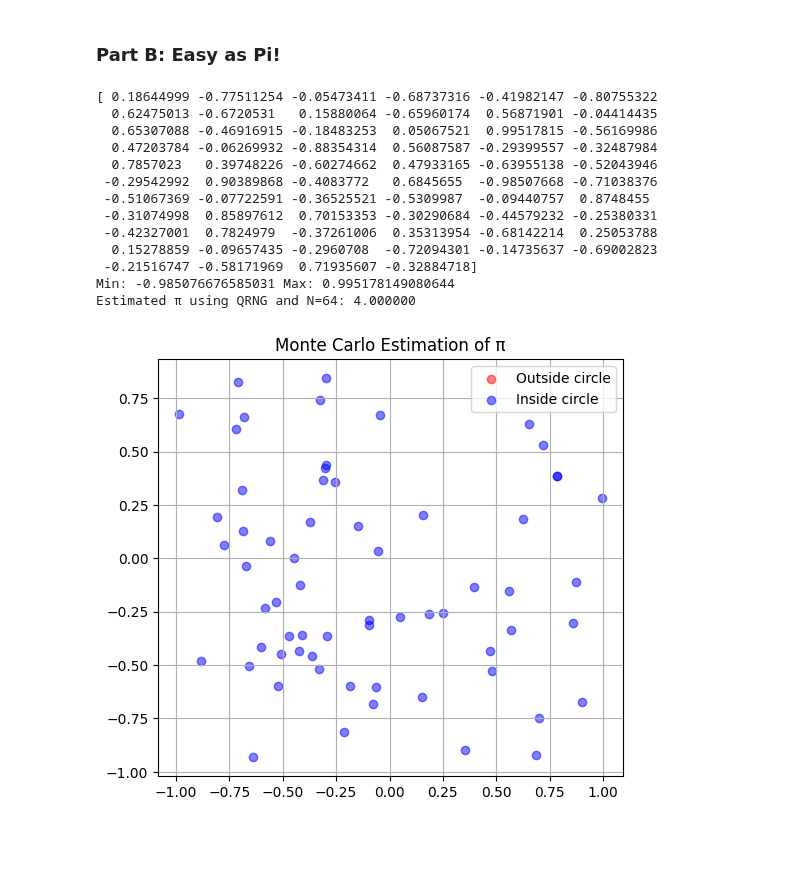
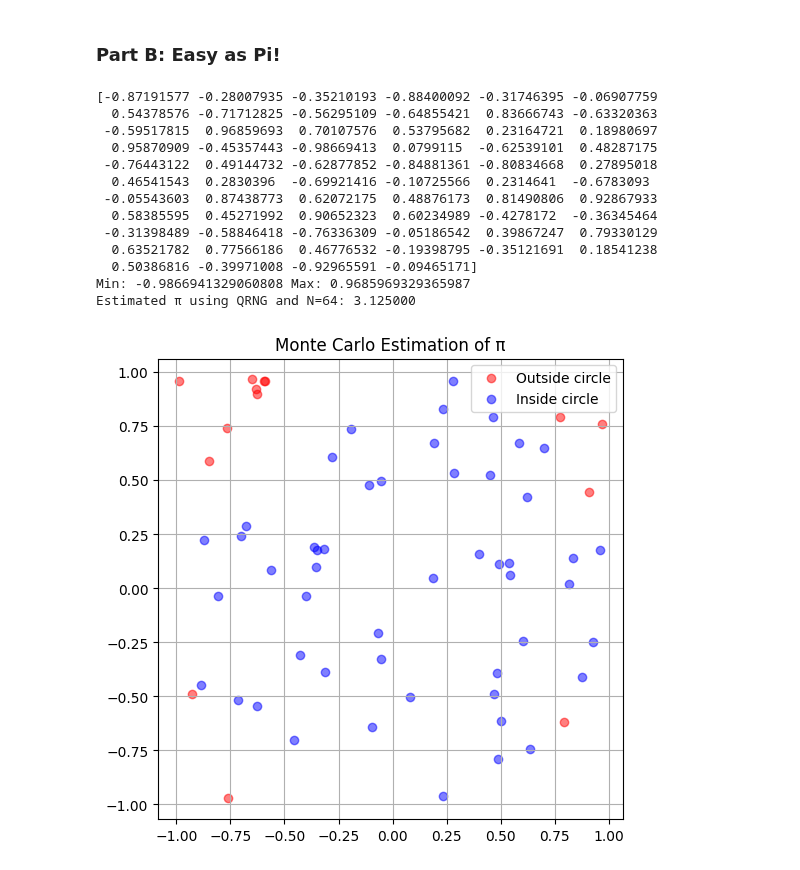
Before and after one commit to Kaya-Kaya/CMU-x-IDQuantique-Challenge, a Jupyter notebook: Task_3.ipynb, the cells around one changed output. Saved outputs shown, nothing was run; the diff lists cells and outputs as text; code cells hidden in the pictures; blank space fills up the shorter version.

```diff
--- a/Task_3.ipynb
+++ b/Task_3.ipynb
@@ -137,45 +137,45 @@ def get_qrng_floats(n, min_val=-32768, max_val=32767):
     return scaled
 
 def estimate_pi():
-    r = 2
+    r = 1
     N = 64
 
 
     x_vals = get_qrng_floats(N)
     print(x_vals)
     print("Min:", np.min(x_vals), "Max:", np.max(x_vals))
 
     y_vals = get_qrng_floats(N)
 
 
     dist_squared = x_vals**2 + y_vals**2
     inside_circle = dist_squared <= r**2
 
     pi_estimate = 4 * np.sum(inside_circle) / N
     print(f"Estimated π using QRNG and N={N}: {pi_estimate:.6f}")
 
     plt.figure(figsize=(6, 6))
     plt.scatter(x_vals[~inside_circle], y_vals[~inside_circle], color='red', alpha=0.5, label="Outside circle")
     plt.scatter(x_vals[inside_circle], y_vals[inside_circle], color='blue', alpha=0.5, label="Inside circle")
     plt.gca().set_aspect('equal')
     plt.title("Monte Carlo Estimation of π")
     plt.legend()
     plt.grid(True)
     plt.show()
 
 estimate_pi()
 # %% [output]
-[ 0.18644999 -0.77511254 -0.05473411 -0.68737316 -0.41982147 -0.80755322
-  0.62475013 -0.6720531   0.15880064 -0.65960174  0.56871901 -0.04414435
-  0.65307088 -0.46916915 -0.18483253  0.05067521  0.99517815 -0.56169986
-  0.47203784 -0.06269932 -0.88354314  0.56087587 -0.29399557 -0.32487984
-  0.7857023   0.39748226 -0.60274662  0.47933165 -0.63955138 -0.52043946
- -0.29542992  0.90389868 -0.4083772   0.6845655  -0.98507668 -0.71038376
- -0.51067369 -0.07722591 -0.36525521 -0.5309987  -0.09440757  0.8748455
- -0.31074998  0.85897612  0.70153353 -0.30290684 -0.44579232 -0.25380331
- -0.42327001  0.7824979  -0.37261006  0.35313954 -0.68142214  0.25053788
-  0.15278859 -0.09657435 -0.2960708  -0.72094301 -0.14735637 -0.69002823
- -0.21516747 -0.58171969  0.71935607 -0.32884718]
-Min: -0.985076676585031 Max: 0.995178149080644
-Estimated π using QRNG and N=64: 4.000000
+[-0.87191577 -0.28007935 -0.35210193 -0.88400092 -0.31746395 -0.06907759
+  0.54378576 -0.71712825 -0.56295109 -0.64855421  0.83666743 -0.63320363
+ -0.59517815  0.96859693  0.70107576  0.53795682  0.23164721  0.18980697
+  0.95870909 -0.45357443 -0.98669413  0.0799115  -0.62539101  0.48287175
+ -0.76443122  0.49144732 -0.62877852 -0.84881361 -0.80834668  0.27895018
+  0.46541543  0.2830396  -0.69921416 -0.10725566  0.2314641  -0.6783093
+ -0.05543603  0.87438773  0.62072175  0.48876173  0.81490806  0.92867933
+  0.58385595  0.45271992  0.90652323  0.60234989 -0.4278172  -0.36345464
+ -0.31398489 -0.58846418 -0.76336309 -0.05186542  0.39867247  0.79330129
+  0.63521782  0.77566186  0.46776532 -0.19398795 -0.35121691  0.18541238
+  0.50386816 -0.39971008 -0.92965591 -0.09465171]
+Min: -0.9866941329060808 Max: 0.9685969329365987
+Estimated π using QRNG and N=64: 3.125000
-[figure, old version]
+[figure, new version]
```
